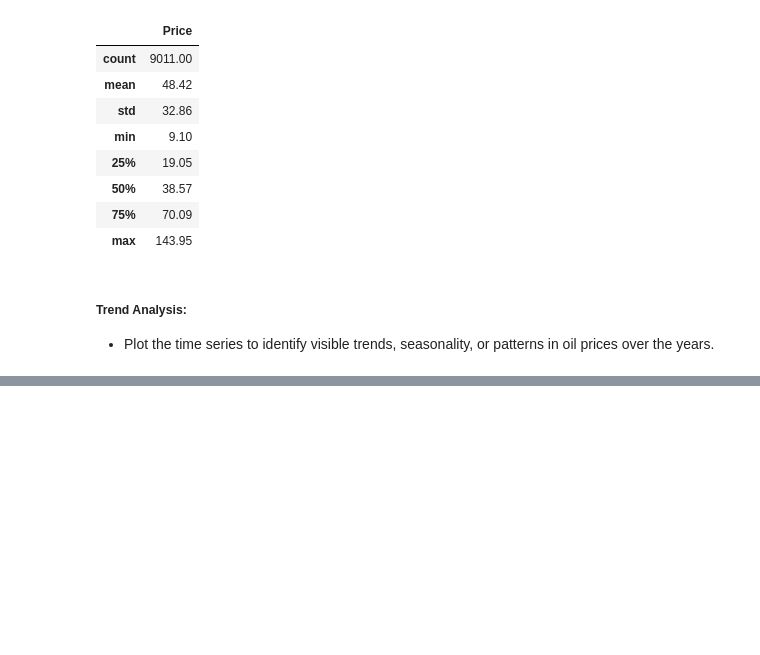
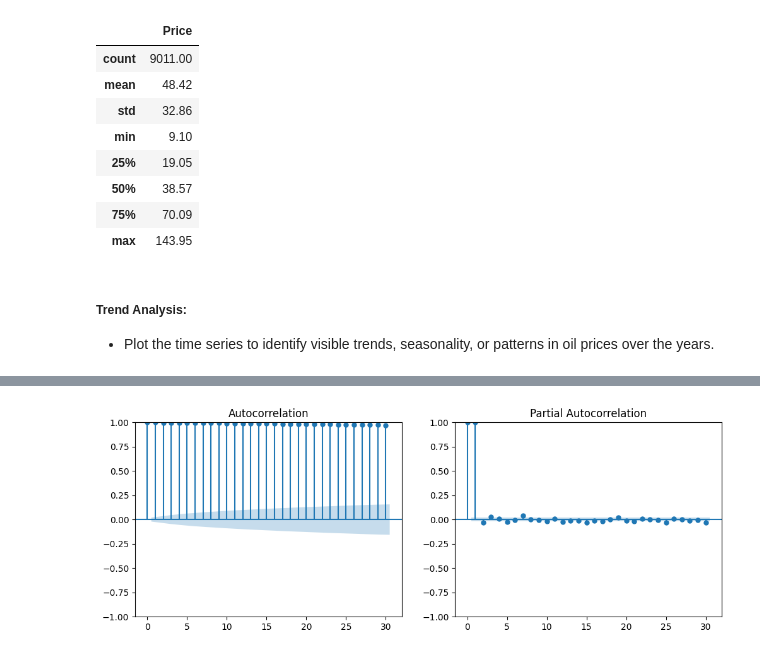
Before and after one commit to GetieBalew24/BrentOil-PriceModeling, a Jupyter notebook: notebooks/oil_price_EDA.ipynb, the cells around one changed output, grey strips where cells are left out. Cells and saved outputs as stored; diff of their text form; code cells hidden in the pictures; blank space fills up the shorter version.

Commit message:
ACF and PACF Plots for specified cols

```diff
--- a/notebooks/oil_price_EDA.ipynb
+++ b/notebooks/oil_price_EDA.ipynb
@@ -91,2 +91,6 @@ processor.seasonal_decomposition()
 <Figure size 1400x1000 with 0 Axes>
 [figure]
+# %%
+processor.plot_acf_pacf()
+# %% [output]
+[figure, added]
```
Also changed, not shown: parts of 6 cells of this notebook, 1 other file.
